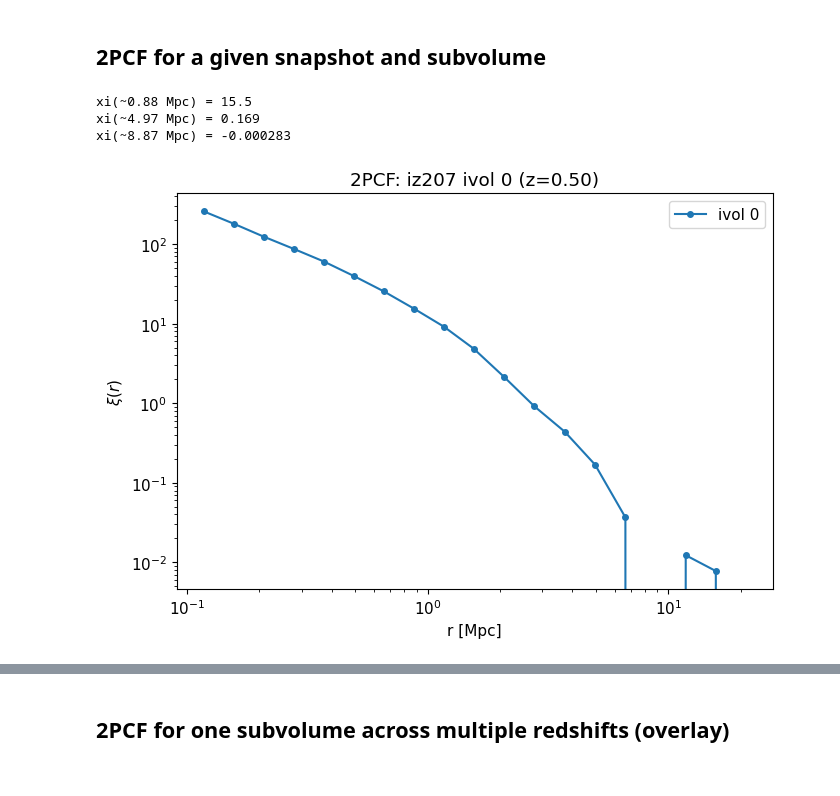
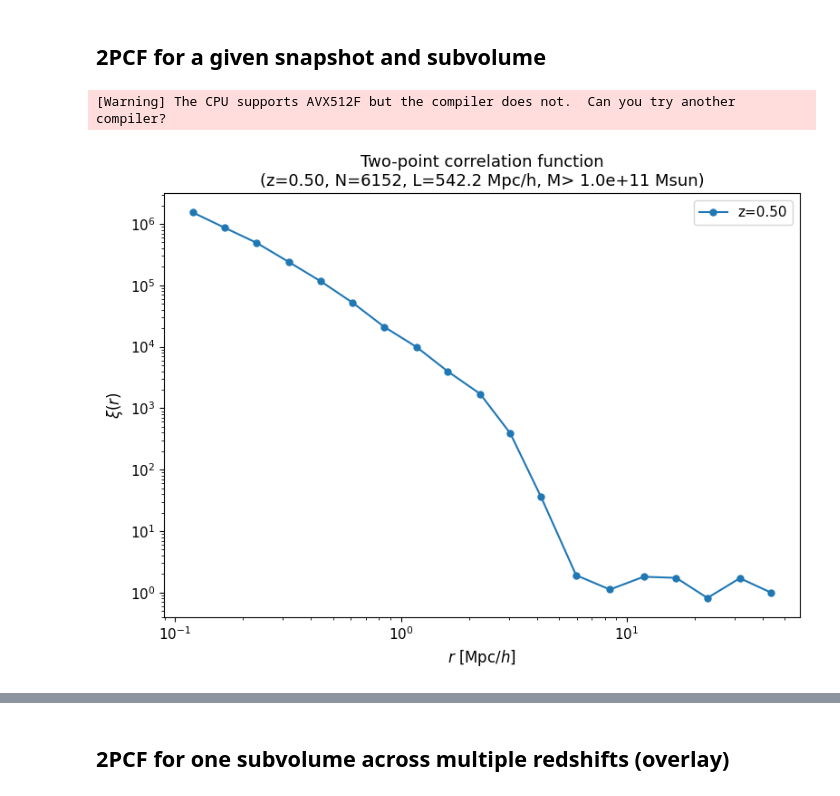
Before and after one commit to OscarHickman/galform_analysis, a Jupyter notebook: examples/correlation.ipynb, the cells around one changed output, grey strips where cells are left out. Saved outputs shown, nothing was run; the diff lists cells and outputs as text; code cells hidden in the pictures.

```diff
--- a/examples/correlation.ipynb
+++ b/examples/correlation.ipynb
@@ -20,43 +40,39 @@ plt.rcParams['font.size'] = 11
 # %% [markdown]
 ## 2PCF for a given snapshot and subvolume
 # %%
-#
-from galform_analysis.analysis import correlation_given_redshift_and_subvolume
+example_snapshot = 'iz207'
+example_ivol = 100
+snap_path = str(base_dir / example_snapshot)
 
-example_snapshot = 'iz207'
-example_ivol = 0
+# Define bin edges
+rbins = np.logspace(np.log10(0.1), np.log10(50.0), 20)
 
-snap_path = str(base_dir / example_snapshot)
-res = correlation_given_redshift_and_subvolume(snap_path, example_ivol, nthreads=4)
+# Optional: apply a minimum halo mass cut (Msun)
+mhalo_min = 1e11  # e.g., 1e11 to keep halos >= 1e11 Msun
 
-if res is None:
-    print("No valid correlation data for this (snapshot, ivol). Try another ivol or snapshot.")
-else:
-    r = res['r']
-    xi = res['xi']
-    z_val = res.get('z')
-    L = res.get('boxsize')
-    ngal = res.get('ngal')
+# Compute and plot using the module
+result = plot_single_correlation(
+    snap_path,
+    example_ivol,
+    rbins=rbins,
+    nthreads=4,
+    mhalo_min=mhalo_min,
+    figsize=(8, 6),
+    show_plot=True
+)
 
-    fig, ax = plt.subplots(figsize=(7,5))
-    ax.loglog(r, xi, 'o-', label=f'ivol {example_ivol}', ms=4)
-    ax.set_xlabel('r [Mpc]')
-    ax.set_ylabel(r'$\xi(r)$')
-    title = f"2PCF: {example_snapshot} ivol {example_ivol}"
-    if z_val is not None:
-        title += f" (z={z_val:.2f})"
-    ax.set_title(title)
-    ax.legend()
-
-    for r_target in [1.0, 5.0, 10.0]:
-        if (r.size > 0):
-            i = np.argmin(np.abs(r - r_target))
-            print(f"xi(~{r[i]:.2f} Mpc) = {xi[i]:.3g}")
-
-    plt.tight_layout()
-    plt.show()
+if result is not None:
+    print(f"  Redshift: {result['z']:.4f}")
+    print(f"  N_gal: {result['ngal']}")
+    print(f"  Boxsize: {result['boxsize']:.1f} Mpc/h")
+    print(f"  V_ivol: {result['V_ivol']:.3e} Mpc³")
+    print(f"\n  {'r [Mpc/h]':>12}  {'ξ(r)':>12}")
+    print("  " + "-" * 26)
+    r = result['r']
+    xi = result['xi']
+    for i in range(0, len(r), 2):
+        if np.isfinite(xi[i]):
+            print(f"  {r[i]:12.2f}  {xi[i]:12.6f}")
 # %% [output]
-xi(~0.88 Mpc) = 15.5
-xi(~4.97 Mpc) = 0.169
-xi(~8.87 Mpc) = -0.000283
+[Warning] The CPU supports AVX512F but the compiler does not.  Can you try another compiler?
-[figure, old version]
+[figure, new version]
```
Also changed, not shown: parts of 4 cells of this notebook, 13 other files.
